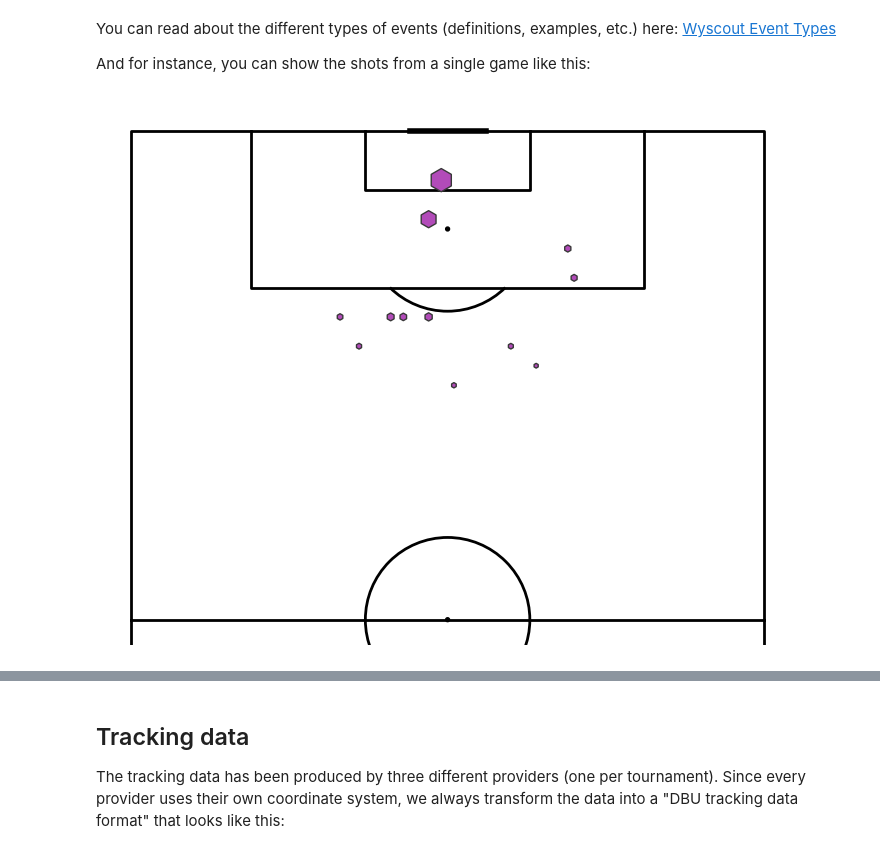
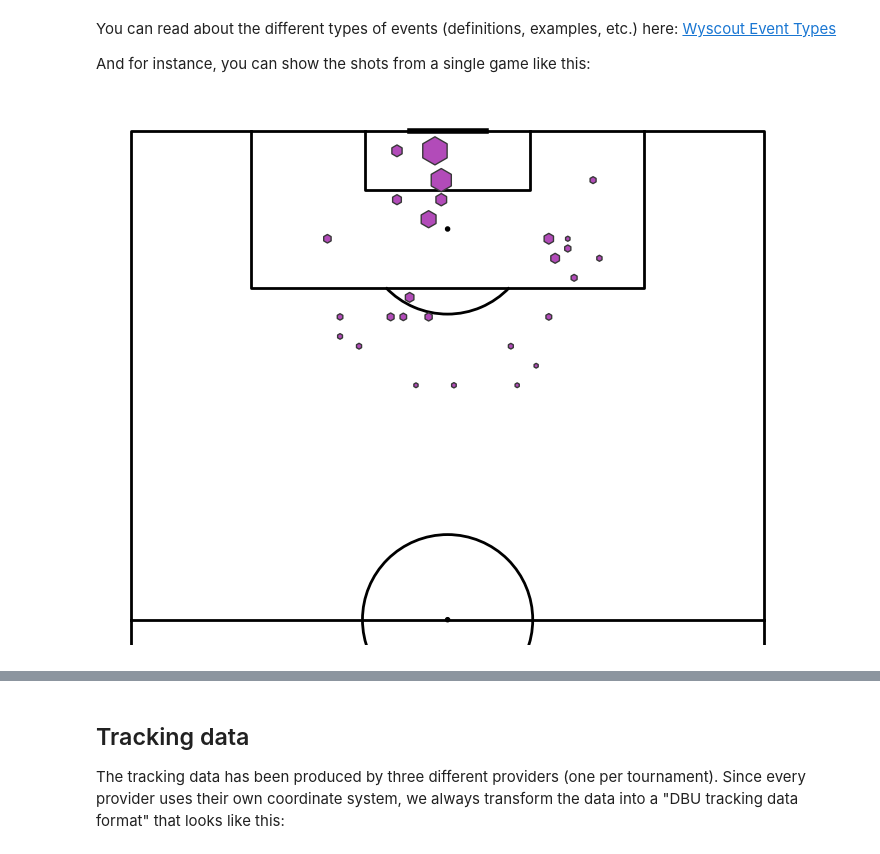
Before and after one commit to Halfspace-io/hs-dbu-hackathon, a Jupyter notebook: intro.ipynb, the cells around one changed output, grey strips where cells are left out. Drawn from its saved outputs; the diff is of its cells as text; code cells hidden in the pictures.

```diff
--- a/intro.ipynb
+++ b/intro.ipynb
@@ -76,6 +53,6 @@ Image(filename='pngs/wyscout_pitch_coordinates.png')
 # %% [markdown]
 You read the event data like this:
 # %%
-import pandas as pd
-events = pd.read_csv(Directories.DATA_PATH / "events.csv")
-events.head()
+from src.data_loader import DataLoader
+data_loader = DataLoader()
+events = data_loader.events_df
@@ -90,3 +62,5 @@ events.head()
+# %%
+events_denmark_u21 = data_loader.load_event_matches(competition="U21_EURO2025", team="Denmark")
 # %% [markdown]
 And you can now explore the events -- for instance the types of events and how often they occur:
 # %%
@@ -116,24 +90,24 @@ And for instance, you can show the shots from a single game like this:
 # %%
 #plenty of great plotting functionality here: https://mplsoccer.readthedocs.io/en/latest/gallery/index.html
 from mplsoccer import VerticalPitch
 import matplotlib.pyplot as plt
 
 pitch = VerticalPitch(pitch_type='wyscout', pitch_color='None', line_color='Black',half=True)
 fig, ax = plt.subplots(figsize=(10, 7))
 pitch.draw(ax=ax)
 
 #filter out Denmark U21 shots against Ukraine U21
-den_u21_against_ukraine_shots = events[(events.teamName == 'Denmark Under 21') & (events.label == 'Ukraine U21 - Denmark U21, 2 - 3') & (events.typePrimary == 'shot')].copy()
+den_u21_against_ukraine_shots = events_denmark_u21.query("label == 'Ukraine U21 - Denmark U21, 2 - 3' and typePrimary == 'shot'")
 
 #scatter the shots on the pitch, scale size by xG
 sc = pitch.scatter(den_u21_against_ukraine_shots.x, den_u21_against_ukraine_shots.y,
                    s=(den_u21_against_ukraine_shots.xG * 500),
                    c="#b24bb9",  # color for scatter in hex format
                    edgecolors='#383838',  # give the markers a charcoal border
                    marker='h',# for other markers types see: https://matplotlib.org/api/markers_api.html
                    ax=ax)
 # %% [output]
-[figure, old version]
+[figure, new version]
 # %% [markdown]
 <a id="tracking"></a>
 # %% [markdown]
```
Also changed, not shown: parts of 15 cells of this notebook, 6 other files.
